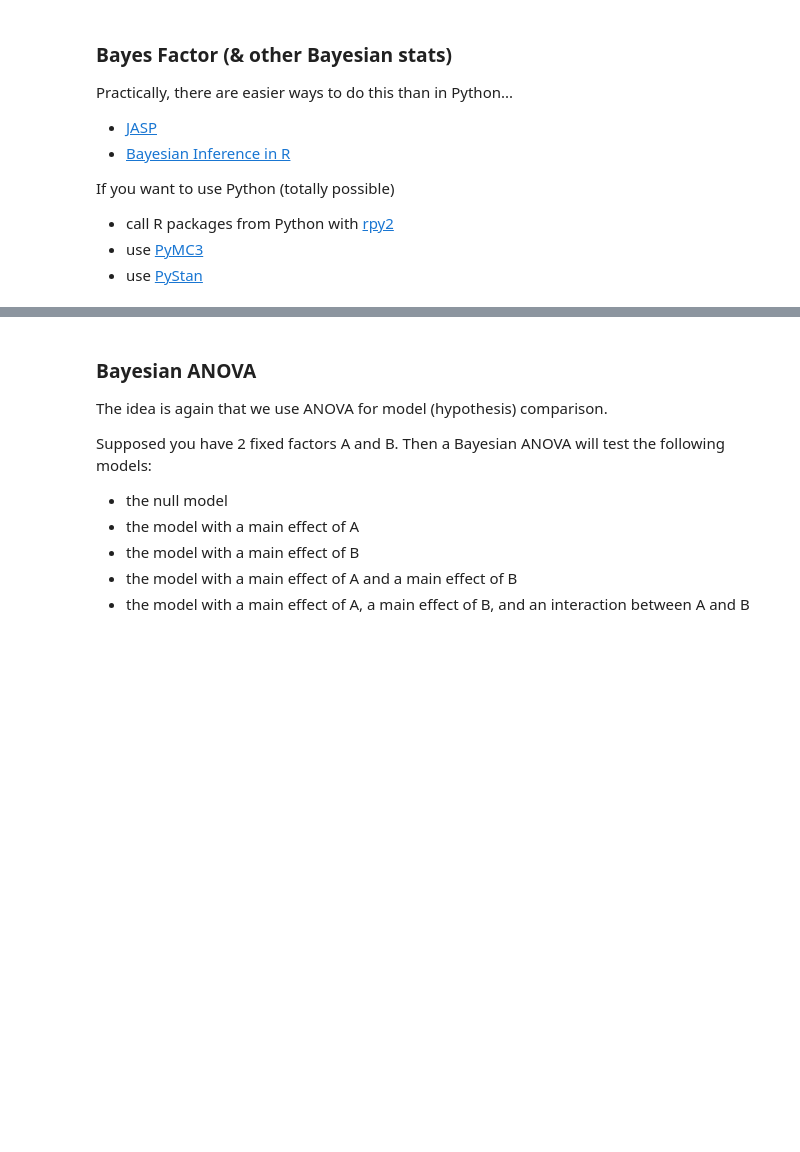
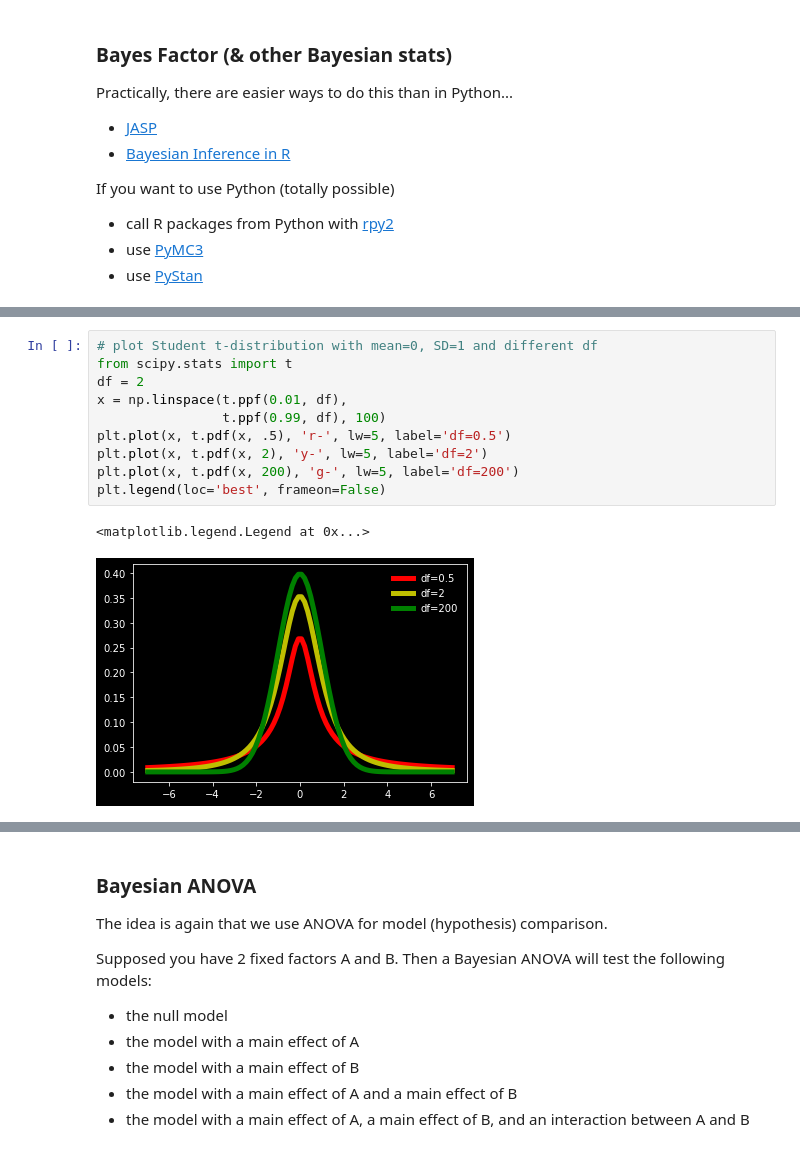
Before and after one commit to BlohmLab/NSCI801-QuantNeuro, a Jupyter notebook: NSCI801_Bayesian-stats.ipynb, the cells around one changed output, grey strips where cells are left out. Saved outputs shown, nothing was run; the diff lists cells and outputs as text; blank space fills up the shorter version.

Commit message:
Updated Bayesian stats lacture

```diff
--- a/NSCI801_Bayesian-stats.ipynb
+++ b/NSCI801_Bayesian-stats.ipynb
@@ -134,0 +173,13 @@ Note: we have not included the marginal because it is independent of $\theta$ an
+# %%
+# plot Student t-distribution with mean=0, SD=1 and different df
+from scipy.stats import t
+df = 2
+x = np.linspace(t.ppf(0.01, df),
+                t.ppf(0.99, df), 100)
+plt.plot(x, t.pdf(x, .5), 'r-', lw=5, label='df=0.5')
+plt.plot(x, t.pdf(x, 2), 'y-', lw=5, label='df=2')
+plt.plot(x, t.pdf(x, 200), 'g-', lw=5, label='df=200')
+plt.legend(loc='best', frameon=False)
+# %% [output]
+<matplotlib.legend.Legend at 0x...>
+[figure, added]
```
Also changed, not shown: parts of 37 cells of this notebook, 1 other file.
